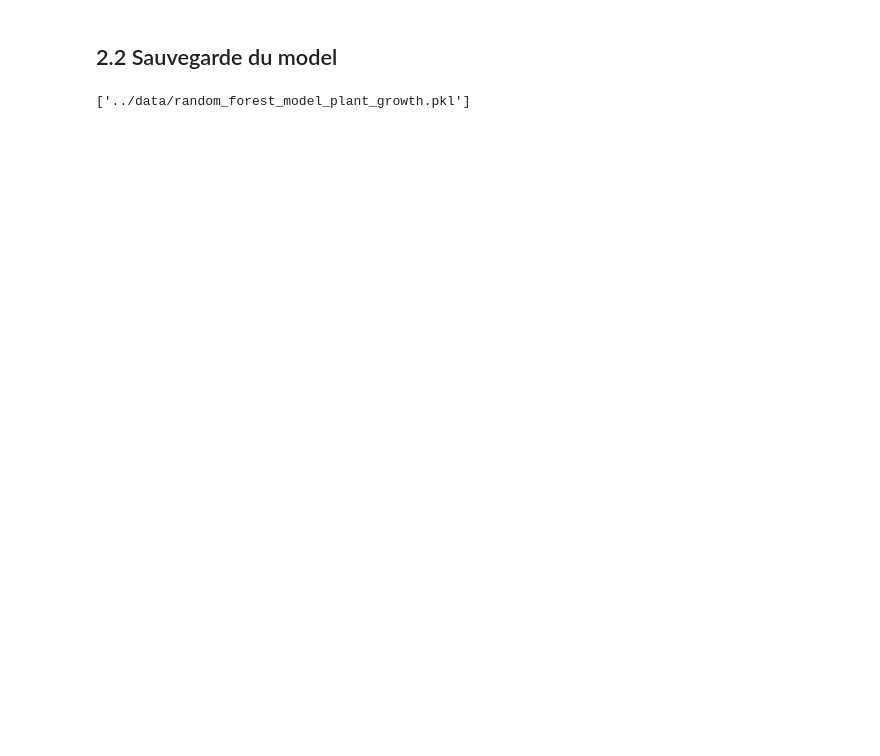
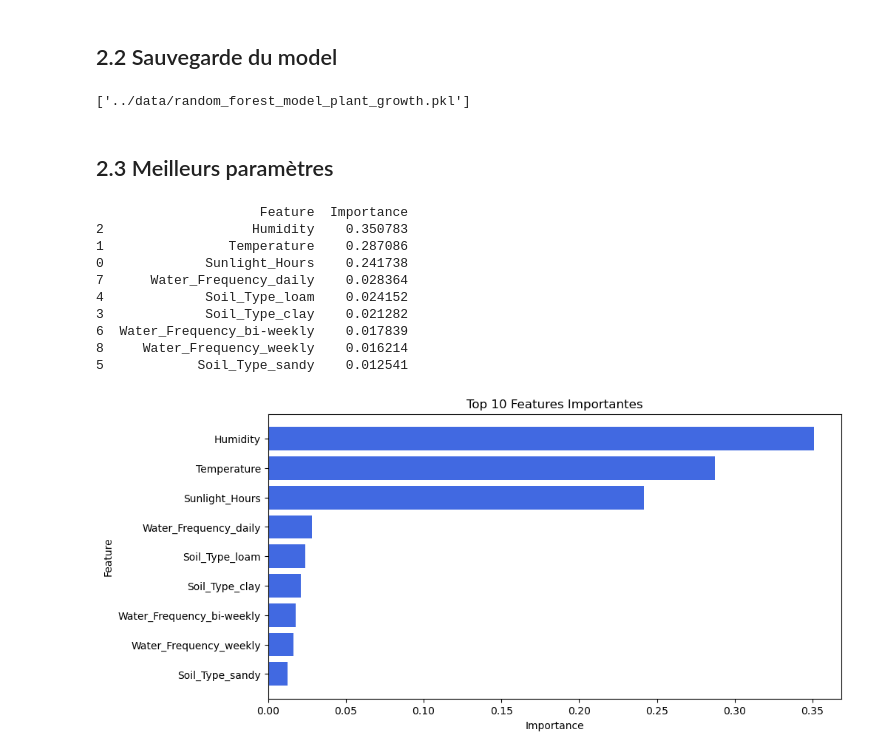
Before and after one commit to OlborEgamorf/WePlant_25.5, a Jupyter notebook: Modeles/Prédiction_vie_model.ipynb, the cells around one changed output. Drawn from its saved outputs; the diff is of its cells as text; code cells hidden in the pictures; blank space fills up the shorter version.

```diff
--- a/Modeles/Prédiction_vie_model.ipynb
+++ b/Modeles/Prédiction_vie_model.ipynb
@@ -238,3 +265,38 @@ Matrice de confusion :
 joblib.dump(grid_search.best_estimator_, "../data/random_forest_model_plant_growth.pkl")
 # %% [output]
 ['../data/random_forest_model_plant_growth.pkl']
+# %% [markdown]
+## 2.3 Meilleurs paramètres
+# %%
+# Récupérer l'importance des features du meilleur modèle
+feature_importances = pd.DataFrame({
+    'Feature': X.columns,
+    'Importance': best_rf.feature_importances_
+})
+
+# Trier par importance décroissante
+feature_importances = feature_importances.sort_values(by='Importance', ascending=False)
+
+# Afficher les 10 variables les plus importantes
+print(feature_importances.head(10))
+
+# Visualisation
+plt.figure(figsize=(10, 5))
+plt.barh(feature_importances['Feature'][:10], feature_importances['Importance'][:10], color='royalblue')
+plt.xlabel("Importance")
+plt.ylabel("Feature")
+plt.title("Top 10 Features Importantes")
+plt.gca().invert_yaxis()
+plt.show()
+# %% [output]
+                     Feature  Importance
+2                   Humidity    0.350783
+1                Temperature    0.287086
+0             Sunlight_Hours    0.241738
+7      Water_Frequency_daily    0.028364
+4             Soil_Type_loam    0.024152
+3             Soil_Type_clay    0.021282
+6  Water_Frequency_bi-weekly    0.017839
+8     Water_Frequency_weekly    0.016214
+5            Soil_Type_sandy    0.012541
+[figure, added]
```
Also changed, not shown: parts of 5 cells of this notebook, 2 other files.
